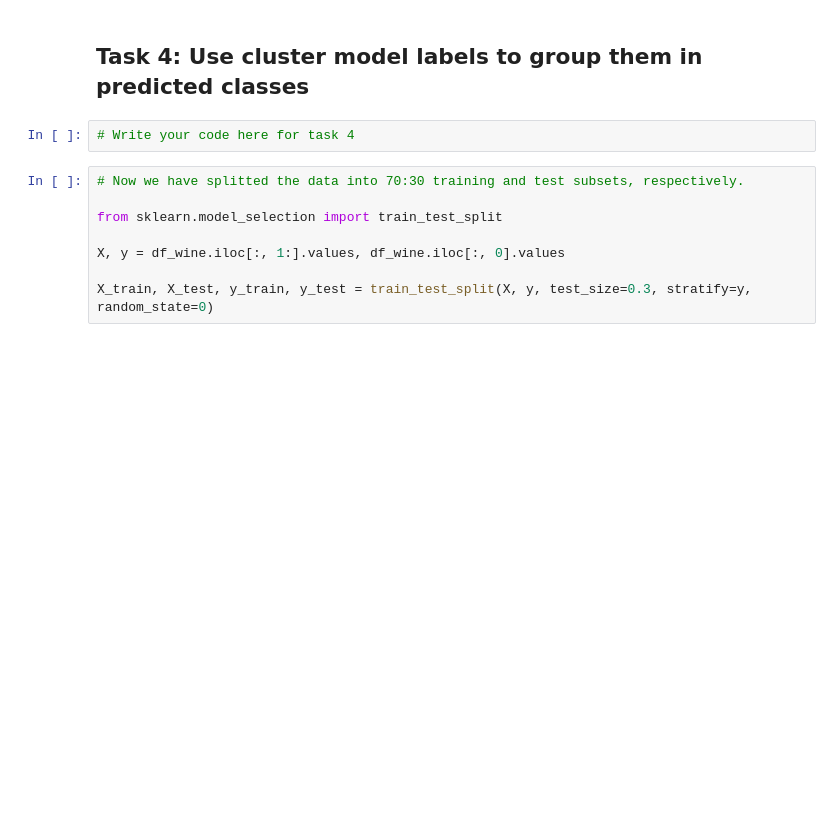
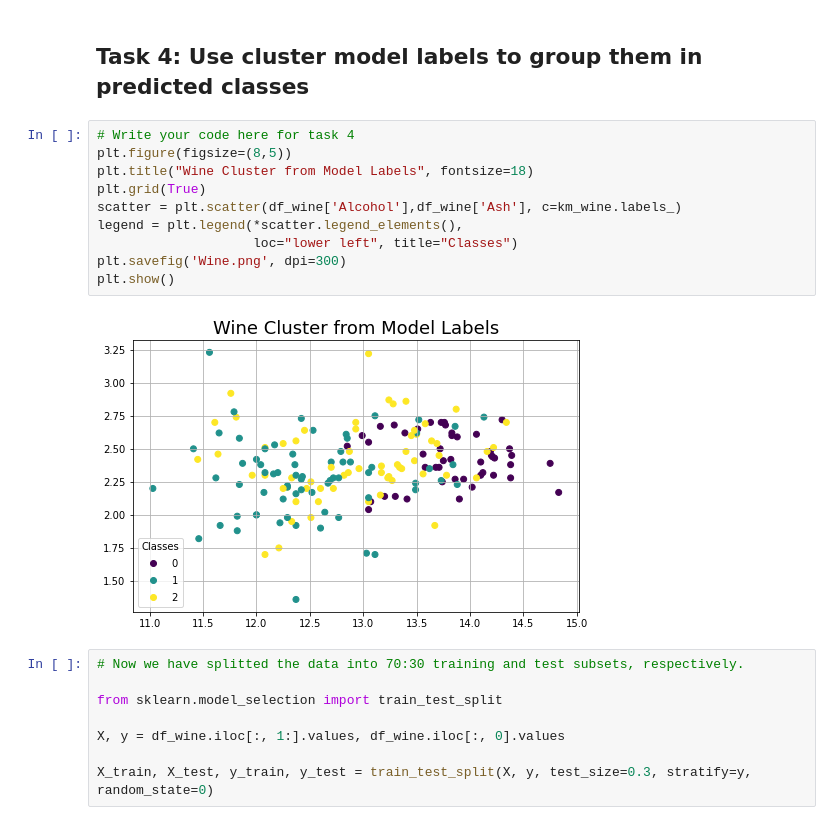
Before and after one commit to EmmanuelABonsu/CE888, a Jupyter notebook: src/lab_6/lab_6.ipynb, the cells around one changed output. Drawn from its saved outputs; the diff is of its cells as text; blank space fills up the shorter version.

```diff
--- a/src/lab_6/lab_6.ipynb
+++ b/src/lab_6/lab_6.ipynb
@@ -345,7 +385,17 @@ Index(['Class label'], dtype='object')
 # %% [markdown]
 ## Task 4: Use cluster model labels to group them in predicted classes
-# %%
-# Write your code here for task 4
+# %%
+# Write your code here for task 4
+plt.figure(figsize=(8,5))
+plt.title("Wine Cluster from Model Labels", fontsize=18)
+plt.grid(True)
+scatter = plt.scatter(df_wine['Alcohol'],df_wine['Ash'], c=km_wine.labels_)
+legend = plt.legend(*scatter.legend_elements(),
+                    loc="lower left", title="Classes")
+plt.savefig('Wine.png', dpi=300)
+plt.show()
+# %% [output]
+[figure, added]
 # %%
 # Now we have splitted the data into 70:30 training and test subsets, respectively.
 
```
Also changed, not shown: parts of 31 cells of this notebook.
